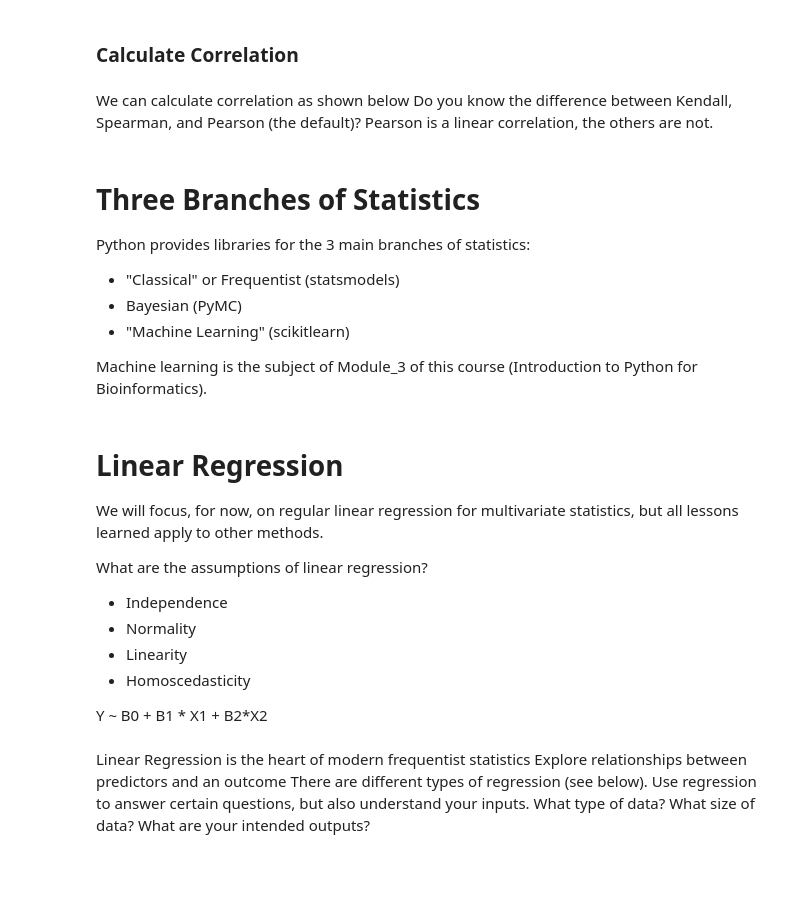
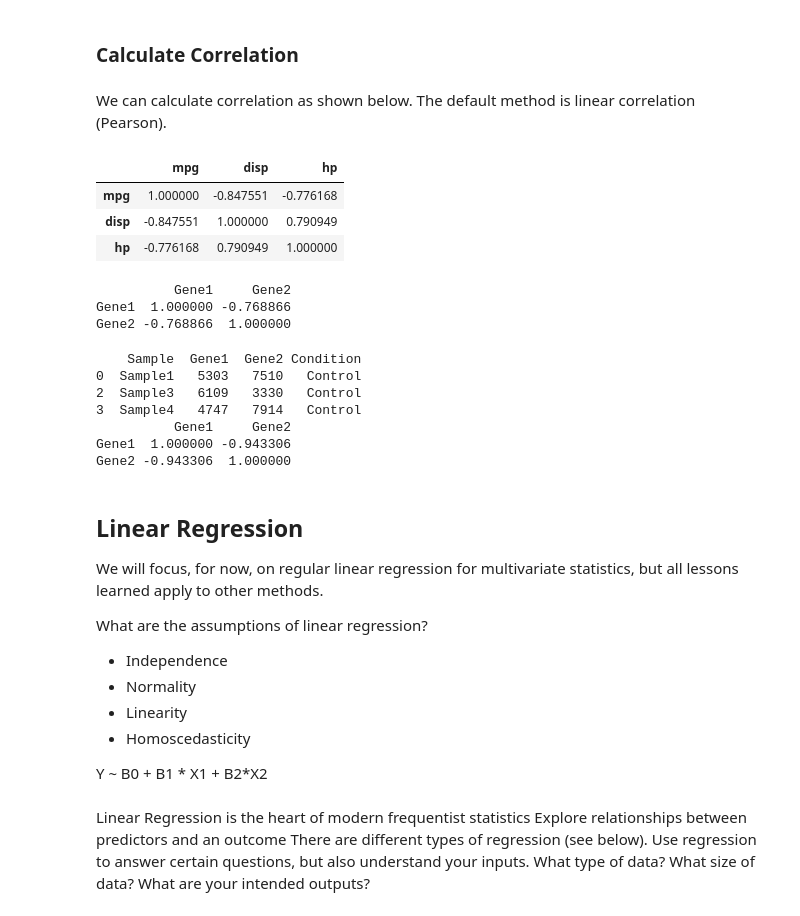
Before and after one commit to drchase55/NNU_nih_python_jrc, a Jupyter notebook: Module_2/Submodule_2_Tutorial4_InferentialStatistics.ipynb, the cells around one changed output. Drawn from its saved outputs; the diff is of its cells as text; code cells hidden in the pictures; blank space fills up the shorter version.

```diff
--- a/Module_2/Submodule_2_Tutorial4_InferentialStatistics.ipynb
+++ b/Module_2/Submodule_2_Tutorial4_InferentialStatistics.ipynb
@@ -248,29 +265,51 @@ sns.jointplot(x="mpg", y="hp", data=mtcars, kind="reg")
 # %% [markdown]
 ### Calculate Correlation
 # %% [markdown]
-We can calculate correlation as shown below
-Do you know the difference between Kendall, Spearman, and Pearson (the default)?
-Pearson is a linear correlation, the others are not.
+We can calculate correlation as shown below. The default method is linear correlation (Pearson).
 # %%
 ## Examine the linear correlation between mpg and other values
-?pd.DataFrame.corr
 mtcars.loc[:,["mpg","disp","hp"]].corr()
-mtcars.loc[:,["mpg","disp","hp"]].corr(method="kendall")
-mtcars.loc[:,["mpg","disp","hp"]].corr(method="spearman")
 
 ## Calculate the covariance
-mtcars.loc[:,["mpg","disp","hp"]].cov()
+#mtcars.loc[:,["mpg","disp","hp"]].cov()
+# %% [output]
+|  | mpg | disp | hp |
+| mpg | 1.000000 | -0.847551 | -0.776168 |
+| disp | -0.847551 | 1.000000 | 0.790949 |
+| hp | -0.776168 | 0.790949 | 1.000000 |
-# %% [markdown]
-# Three Branches of Statistics
-
-Python provides libraries for the 3 main branches of statistics:
-- "Classical" or Frequentist (statsmodels)
-- Bayesian (PyMC)
-- "Machine Learning" (scikitlearn)
-
-Machine learning is the subject of Module_3 of this course (Introduction to Python for Bioinformatics).
+# %%
+import pandas as pd
+
+# A small gene expression DataFrame
+data = pd.DataFrame({'Sample': ['Sample1', 'Sample2', 'Sample3', 'Sample4'],
+    'Gene1': [5303, 1480, 6109, 4747],
+    'Gene2': [7510, 9200, 3330, 7914],
+    'Condition': ['Control', 'Treatment', 'Control', 'Control']})
+data
+# Calculate correlation between Gene1 and Gene2
+print(data[['Gene1', 'Gene2']].corr())
+# %% [output]
+          Gene1     Gene2
+Gene1  1.000000 -0.768866
+Gene2 -0.768866  1.000000
+# %%
+# Filter the DataFrame for Control samples
+control_df = data[data['Condition'] == 'Control']
+print(control_df)
+
+# Calculate correlation between Gene1 and Gene2 for Control samples
+control_correlation = control_df[['Gene1', 'Gene2']].corr()
+print(control_correlation)
+# %% [output]
+    Sample  Gene1  Gene2 Condition
+0  Sample1   5303   7510   Control
+2  Sample3   6109   3330   Control
+3  Sample4   4747   7914   Control
+          Gene1     Gene2
+Gene1  1.000000 -0.943306
+Gene2 -0.943306  1.000000
 # %% [markdown]
-# Linear Regression
+## Linear Regression
 
 We will focus, for now, on regular linear regression for multivariate statistics, but all lessons learned apply to other methods.
 
```
Also changed, not shown: parts of 12 cells of this notebook, 9 other files.
